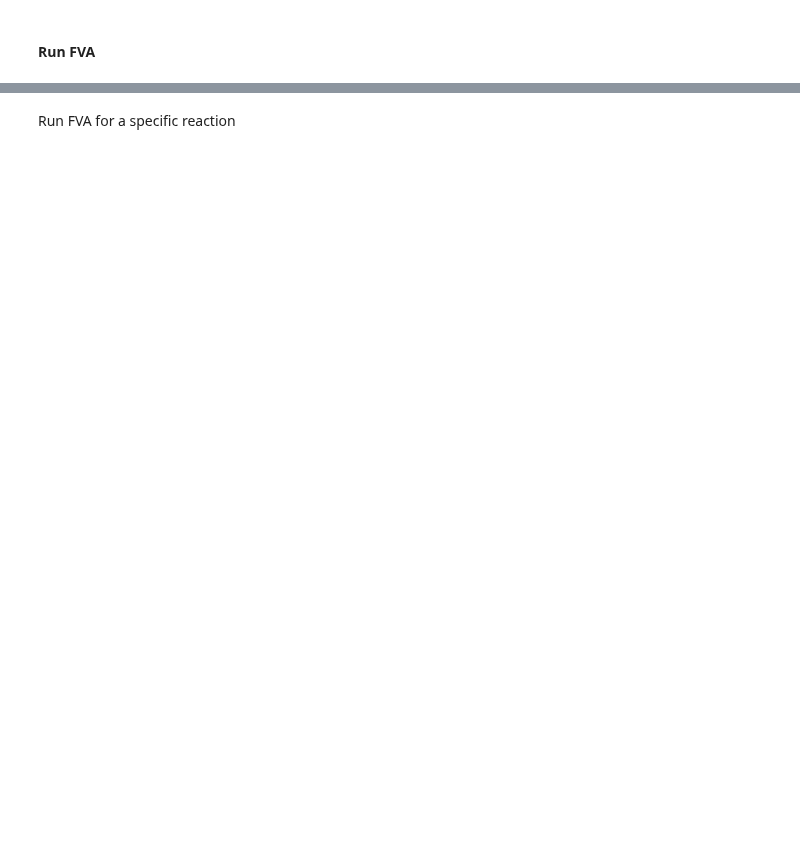
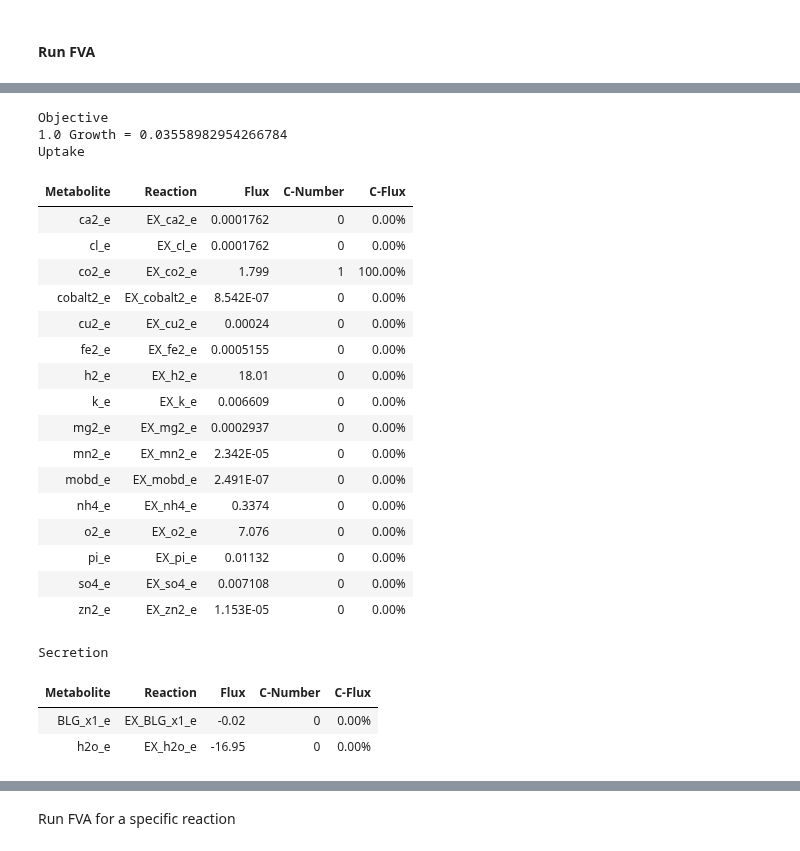
Before and after one commit to AzizBenA/iABA974_SoF1_GEM, a Jupyter notebook: Scripts/Flux_variability_analysis.ipynb, the cells around one changed output, grey strips where cells are left out. Saved outputs shown, nothing was run; the diff lists cells and outputs as text; code cells hidden in the pictures; blank space fills up the shorter version.

```diff
--- a/Scripts/Flux_variability_analysis.ipynb
+++ b/Scripts/Flux_variability_analysis.ipynb
@@ -5,7 +5,7 @@ from cobra.flux_analysis import flux_variability_analysis
 import jupyter_utils as ju
 # %%
 base_dir = Path.home() / "Documents" / "PhD" / "10-19 Research" / "11 Data" / "11.09_Models"
-model = ju.load_model(base_dir,"Experiment", "250620_iABA974.sbml")
+model = ju.load_model(base_dir,"Experiment", "250723_iABA974_BLG.sbml")
 # %% [markdown]
 #### Amino acid sequence analyzer
 # %% [markdown]
@@ -78,2 +73,5 @@ Y: 2.14%
 # %% [markdown]
 #### Run FVA
+# %%
+model.objective = "Growth"
+model.optimize()
@@ -80,3 +93,31 @@ Y: 2.14%
+# %%
+model.reactions.get_by_id('EX_BLG_x1_e').bounds = 0.02, 1000.0
+model.summary()
+# %% [output]
+Objective
+1.0 Growth = 0.03558982954266784
+Uptake
+| Metabolite | Reaction | Flux | C-Number | C-Flux |
+| ca2_e | EX_ca2_e | 0.0001762 | 0 | 0.00% |
+| cl_e | EX_cl_e | 0.0001762 | 0 | 0.00% |
+| co2_e | EX_co2_e | 1.799 | 1 | 100.00% |
+| cobalt2_e | EX_cobalt2_e | 8.542E-07 | 0 | 0.00% |
+| cu2_e | EX_cu2_e | 0.00024 | 0 | 0.00% |
+| fe2_e | EX_fe2_e | 0.0005155 | 0 | 0.00% |
+| h2_e | EX_h2_e | 18.01 | 0 | 0.00% |
+| k_e | EX_k_e | 0.006609 | 0 | 0.00% |
+| mg2_e | EX_mg2_e | 0.0002937 | 0 | 0.00% |
+| mn2_e | EX_mn2_e | 2.342E-05 | 0 | 0.00% |
+| mobd_e | EX_mobd_e | 2.491E-07 | 0 | 0.00% |
+| nh4_e | EX_nh4_e | 0.3374 | 0 | 0.00% |
+| o2_e | EX_o2_e | 7.076 | 0 | 0.00% |
+| pi_e | EX_pi_e | 0.01132 | 0 | 0.00% |
+| so4_e | EX_so4_e | 0.007108 | 0 | 0.00% |
+| zn2_e | EX_zn2_e | 1.153E-05 | 0 | 0.00% |
+Secretion
+| Metabolite | Reaction | Flux | C-Number | C-Flux |
+| BLG_x1_e | EX_BLG_x1_e | -0.02 | 0 | 0.00% |
+| h2o_e | EX_h2o_e | -16.95 | 0 | 0.00% |
 # %%
 base_dir = Path.home() / "Documents" / "PhD" / "SoF1-GEM" / "Results"
 file_path = base_dir / "FVA_analysis"
```
Also changed, not shown: parts of 8 cells of this notebook, 5 other files.
